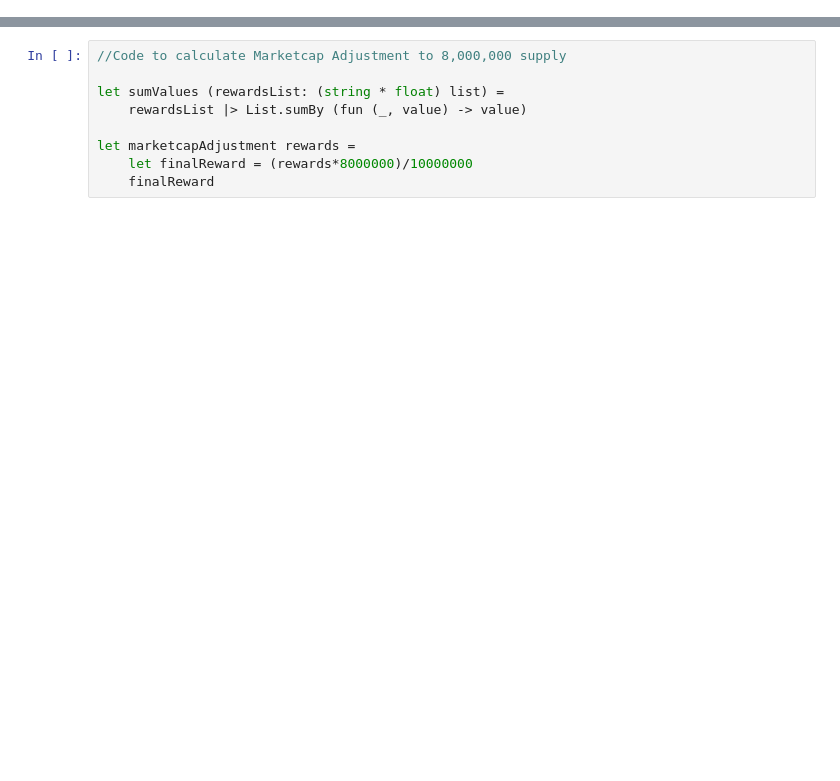
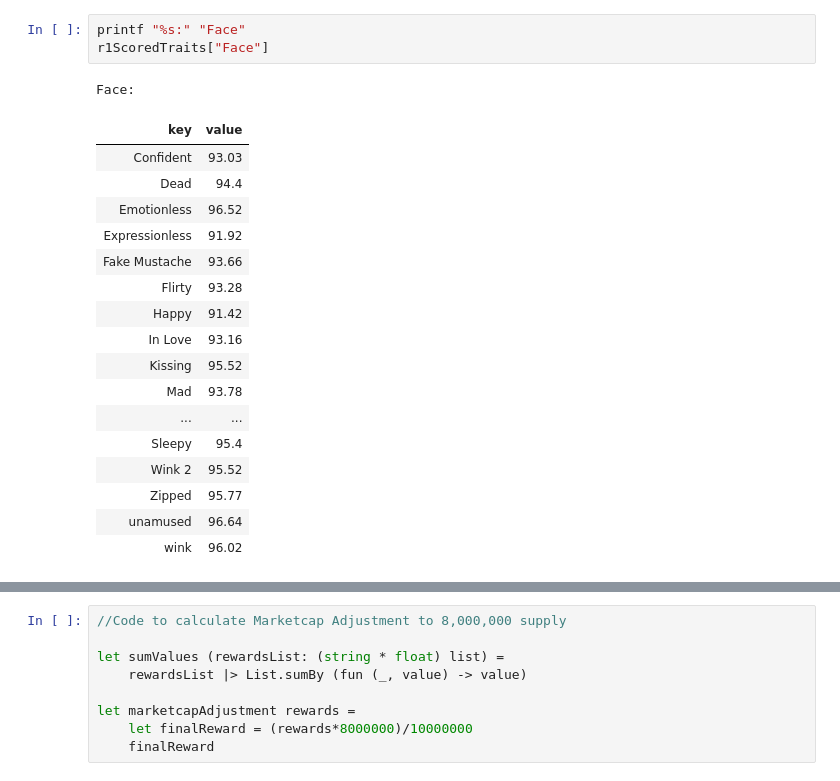
Before and after one commit to CML90/F-Web-Scraping, a Jupyter notebook: SwypNFTRewardsCalculations.ipynb, the cells around one changed output, grey strips where cells are left out. Saved outputs shown, nothing was run; the diff lists cells and outputs as text; blank space fills up the shorter version.

```diff
--- a/SwypNFTRewardsCalculations.ipynb
+++ b/SwypNFTRewardsCalculations.ipynb
@@ -309,0 +213,22 @@ r2ScoredTraits.[7]
+# %%
+printf "%s:" "Face"
+r1ScoredTraits["Face"]
+# %% [output]
+Face:
+| key | value |
+| Confident | 93.03 |
+| Dead | 94.4 |
+| Emotionless | 96.52 |
+| Expressionless | 91.92 |
+| Fake Mustache | 93.66 |
+| Flirty | 93.28 |
+| Happy | 91.42 |
+| In Love | 93.16 |
+| Kissing | 95.52 |
+| Mad | 93.78 |
+| ... | ... |
+| Sleepy | 95.4 |
+| Wink 2 | 95.52 |
+| Zipped | 95.77 |
+| unamused | 96.64 |
+| wink | 96.02 |
```
Also changed, not shown: parts of 25 cells of this notebook, 1 other file.
